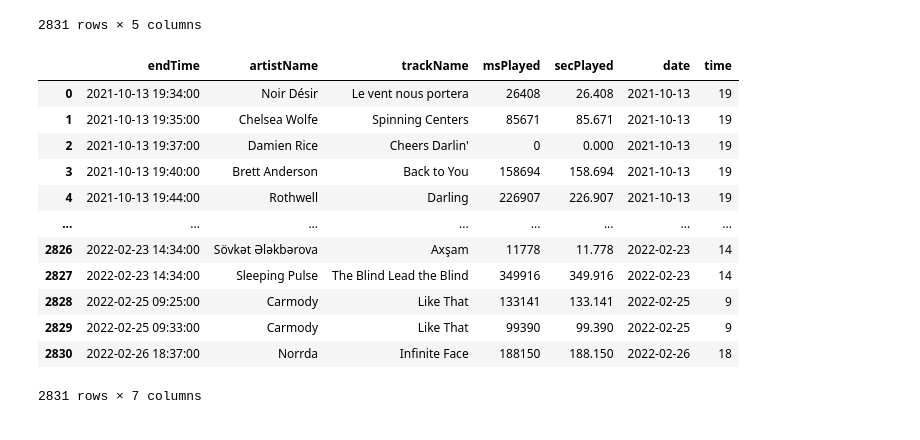
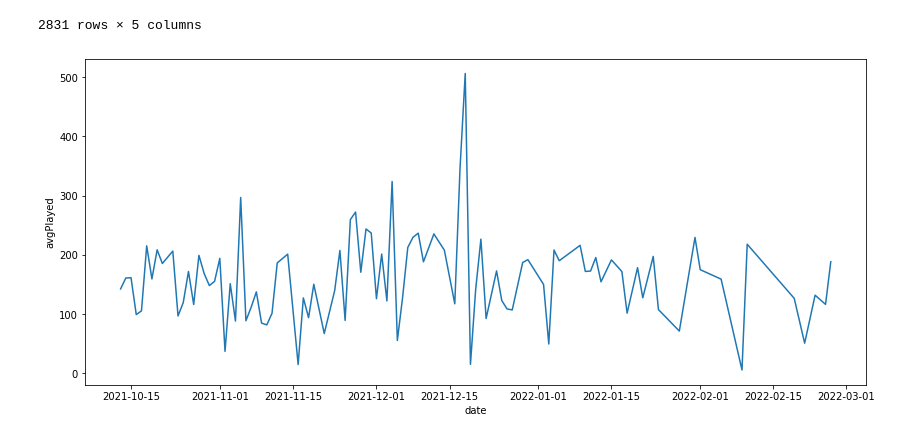
Before and after one commit to gha7all/splotify, a Jupyter notebook: analytics.ipynb, the cells around one changed output. Cells and saved outputs as stored; diff of their text form; code cells hidden in the pictures.

Commit message:
adds timeseries plots

```diff
--- a/analytics.ipynb
+++ b/analytics.ipynb
@@ -24,20 +24,16 @@ streamings
 2831 rows × 5 columns
 # %%
 streamings['endTime'] = pd.to_datetime(streamings['endTime'])
-streamings['time'] = streamings['endTime'].dt.hour
+streamings['date'] = streamings['endTime'].dt.date
+streamings['time'] = streamings['endTime'].dt.time
+streamings['hour'] = streamings['endTime'].dt.hour
-# %%
-streamings
-# %% [output]
-|  | endTime | artistName | trackName | msPlayed | secPlayed | date | time |
-| 0 | 2021-10-13 19:34:00 | Noir Désir | Le vent nous portera | 26408 | 26.408 | 2021-10-13 | 19 |
-| 1 | 2021-10-13 19:35:00 | Chelsea Wolfe | Spinning Centers | 85671 | 85.671 | 2021-10-13 | 19 |
-| 2 | 2021-10-13 19:37:00 | Damien Rice | Cheers Darlin' | 0 | 0.000 | 2021-10-13 | 19 |
-| 3 | 2021-10-13 19:40:00 | Brett Anderson | Back to You | 158694 | 158.694 | 2021-10-13 | 19 |
-| 4 | 2021-10-13 19:44:00 | Rothwell | Darling | 226907 | 226.907 | 2021-10-13 | 19 |
-| ... | ... | ... | ... | ... | ... | ... | ... |
-| 2826 | 2022-02-23 14:34:00 | Sövkət Ələkbərova | Axşam | 11778 | 11.778 | 2022-02-23 | 14 |
-| 2827 | 2022-02-23 14:34:00 | Sleeping Pulse | The Blind Lead the Blind | 349916 | 349.916 | 2022-02-23 | 14 |
-| 2828 | 2022-02-25 09:25:00 | Carmody | Like That | 133141 | 133.141 | 2022-02-25 | 9 |
-| 2829 | 2022-02-25 09:33:00 | Carmody | Like That | 99390 | 99.390 | 2022-02-25 | 9 |
-| 2830 | 2022-02-26 18:37:00 | Norrda | Infinite Face | 188150 | 188.150 | 2022-02-26 | 18 |
-2831 rows × 7 columns
+# %%
+# time series of listening activities
+
+avg_per_day = streamings.groupby(['date'], as_index=False)['secPlayed'].agg({'avgPlayed': 'mean'})
+
+plt.figure(figsize=(14, 6))
+sns.lineplot(x=avg_per_day['date'], y=avg_per_day['avgPlayed'])
+plt.show()
+# %% [output]
+[figure, added]
```
Also changed, not shown: parts of 1 cell of this notebook.
